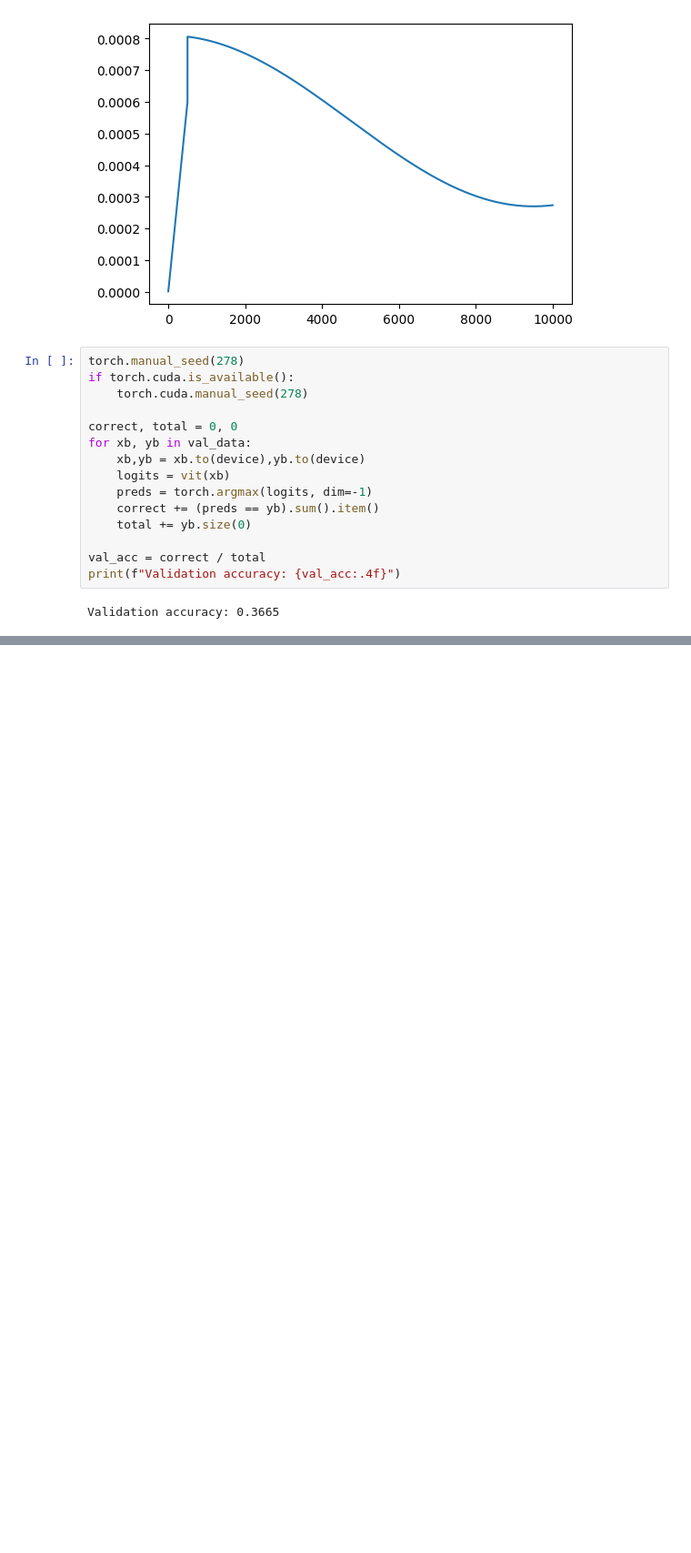
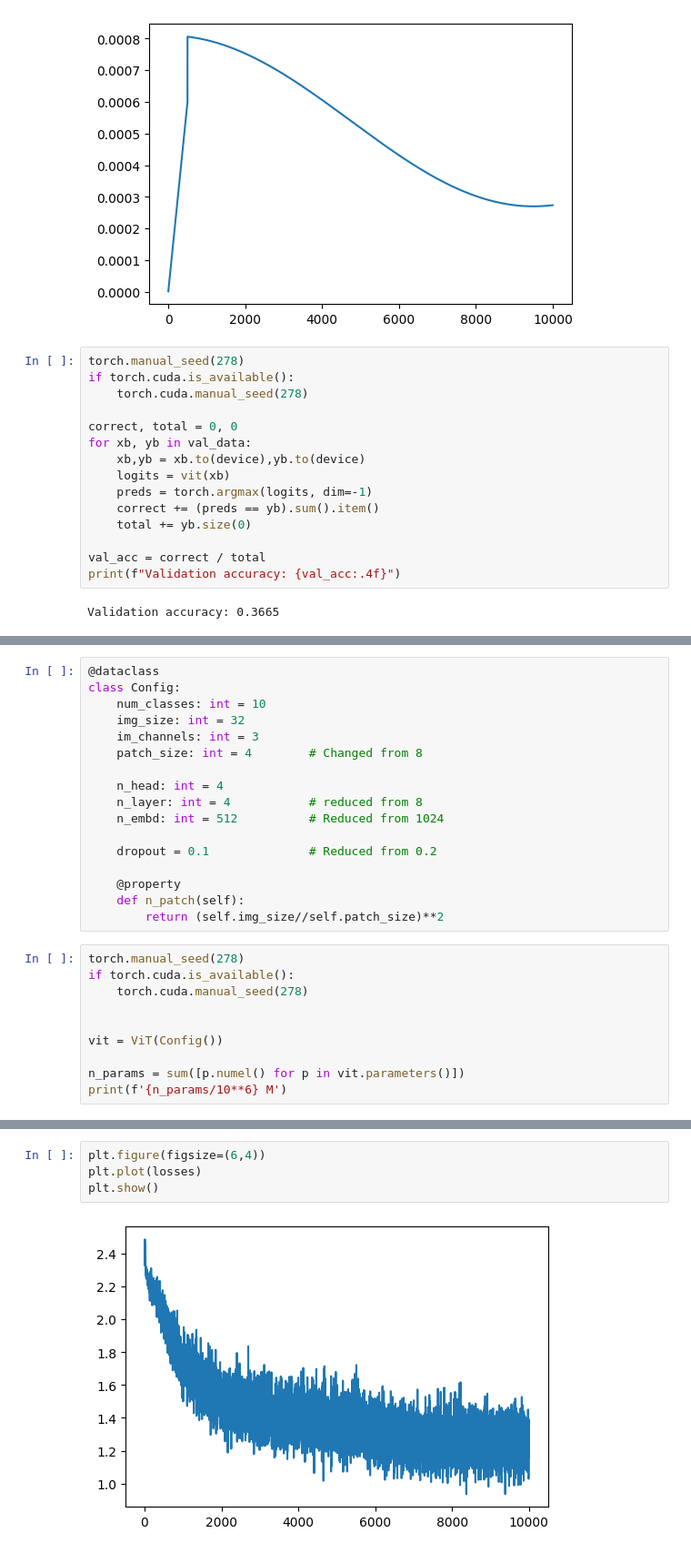
Before and after one commit to samitha278/nanoViT, a Jupyter notebook: test_vit.ipynb, the cells around one changed output, grey strips where cells are left out. Shown: that part at 91% size. Cells and saved outputs as stored; diff of their text form; blank space fills up the shorter version.

```diff
--- a/test_vit.ipynb
+++ b/test_vit.ipynb
@@ -803,0 +850,27 @@ Validation accuracy: 0.3665
+# %%
+@dataclass
+class Config:
+    num_classes: int = 10
+    img_size: int = 32
+    im_channels: int = 3
+    patch_size: int = 4        # Changed from 8
+
+    n_head: int = 4
+    n_layer: int = 4           # reduced from 8
+    n_embd: int = 512          # Reduced from 1024
+
+    dropout = 0.1              # Reduced from 0.2
+
+    @property
+    def n_patch(self):
+        return (self.img_size//self.patch_size)**2
+# %%
+torch.manual_seed(278)
+if torch.cuda.is_available():
+    torch.cuda.manual_seed(278)
+
+
+vit = ViT(Config())
+
+n_params = sum([p.numel() for p in vit.parameters()])
+print(f'{n_params/10**6} M')
@@ -803,0 +1012,6 @@ Validation accuracy: 0.3665
+# %%
+plt.figure(figsize=(6,4))
+plt.plot(losses)
+plt.show()
+# %% [output]
+[figure, added]
```
Also changed, not shown: parts of 12 cells of this notebook.
